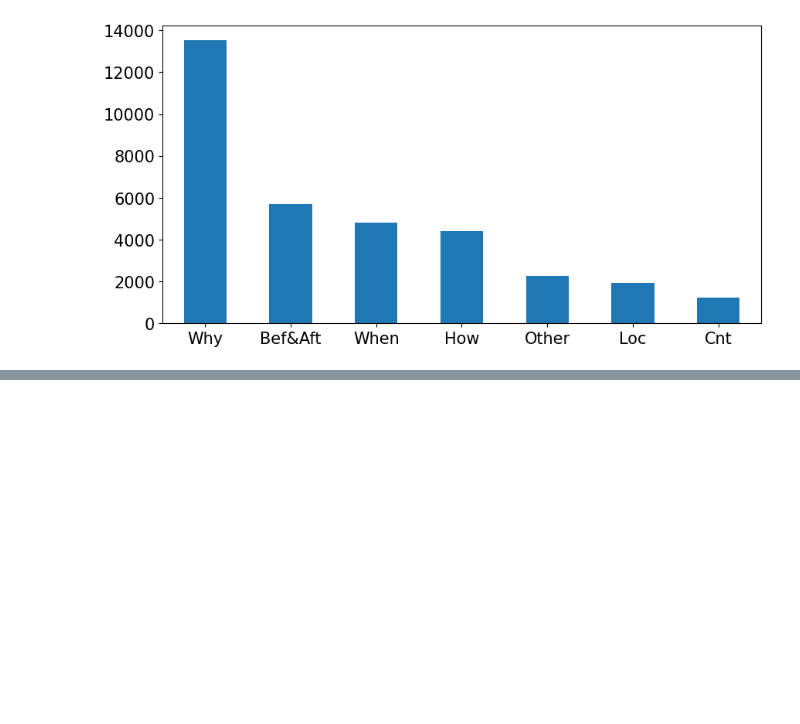
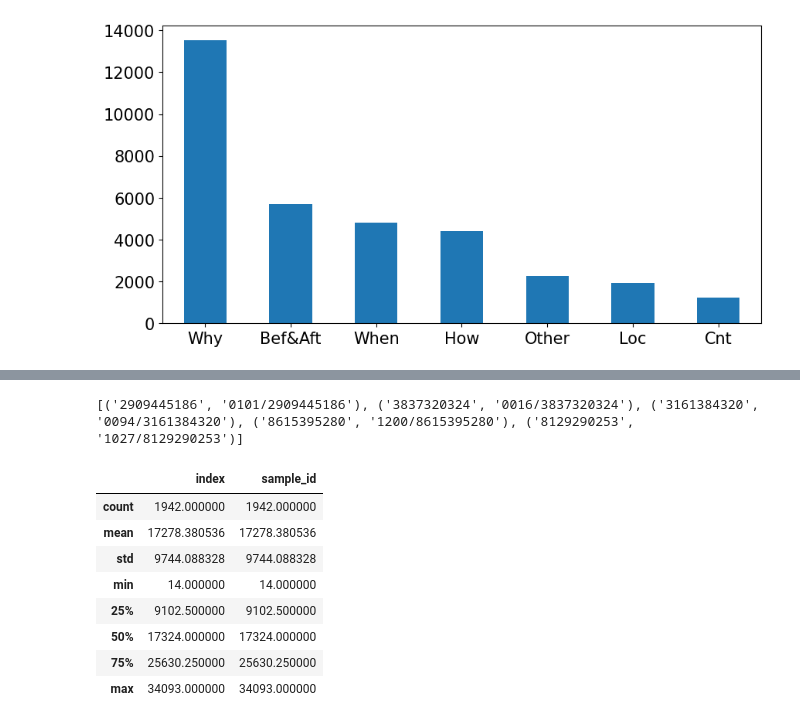
Before and after one commit to atharvas/vipergpt, a Jupyter notebook: process_nextVQA.ipynb, the cells around one changed output, grey strips where cells are left out. Cells and saved outputs as stored; diff of their text form; code cells hidden in the pictures; blank space fills up the shorter version.

```diff
--- a/process_nextVQA.ipynb
+++ b/process_nextVQA.ipynb
@@ -5,8 +5,9 @@ import h5py
 import pandas as pd
 # %%
 print(os.listdir("data/nextVQA"))
-annotations_pth = "data/nextVQA/nextqa/train.csv"
-videos_dir = "data/videos/nextVQA/"
+annotations_pth = "data/nextVQA/train.csv"
+videos_root_dir = "data/videos/"
+videos_dir = "nextVQA/"
 
 df = pd.read_csv(annotations_pth)
 # https://github.com/doc-doc/NExT-QA/blob/8f193602eda16acf3f4c6f7d4b7e8c6969b99951/eval_mc.py#L4
@@ -91,0 +54,46 @@ InvalidIndexError: (slice(None, None, None), 0        a3
+# %%
+import json
+with open('data/nextVQA/map_vid_vidorID.json', 'r') as f:
+    map_vid_vidorID = json.load(f)
+print(list(map_vid_vidorID.items())[:5])
+# %% [output]
+[('2909445186', '0101/2909445186'), ('3837320324', '0016/3837320324'), ('3161384320', '0094/3161384320'), ('8615395280', '1200/8615395280'), ('8129290253', '1027/8129290253')]
+# %%
+localize_questions_only = df[df['type'] == 'Loc']
+
+def transform_to_viper_fmt(df):
+    """
+    Viper Format:
+        index:
+        sample_id:
+        possible_answers:
+        query_type:
+        query:
+        answer: Actual correct answer.
+        video_name:
+    """
+    root_dir = "data/videos/"
+    viper_df = df.copy()
+    viper_df['possible_answers'] = df[['a0', 'a1', 'a2', 'a3', 'a4']].apply(lambda x: ' '.join(x), axis=1)
+    viper_df['query_type'] = ''
+    viper_df['sample_id'] = df.index
+    viper_df['query'] = df['question'].str.capitalize() + '?'
+    viper_df['answer'] = df.apply(lambda row : row['a' + str(row['answer'])], axis=1)
+    viper_df['video_name'] = df['video'].astype(str).map(map_vid_vidorID).apply(lambda x: os.path.join(videos_dir, x) + '.mp4')
+    for pth in viper_df['video_name'].values:
+        pth = os.path.exists(root_dir + pth)
+        assert pth, f"Video path {pth} does not exist"
+    return viper_df[['sample_id', 'possible_answers', 'query_type', 'query', 'answer', 'video_name']].reset_index(drop=False).sort_values(by='index')
+
+viper_fmt_df = transform_to_viper_fmt(localize_questions_only)
+viper_fmt_df.describe()
+# %% [output]
+|  | index | sample_id |
+| count | 1942.000000 | 1942.000000 |
+| mean | 17278.380536 | 17278.380536 |
+| std | 9744.088328 | 9744.088328 |
+| min | 14.000000 | 14.000000 |
+| 25% | 9102.500000 | 9102.500000 |
+| 50% | 17324.000000 | 17324.000000 |
+| 75% | 25630.250000 | 25630.250000 |
+| max | 34093.000000 | 34093.000000 |
```
Also changed, not shown: parts of 10 cells of this notebook, 7 other files.
